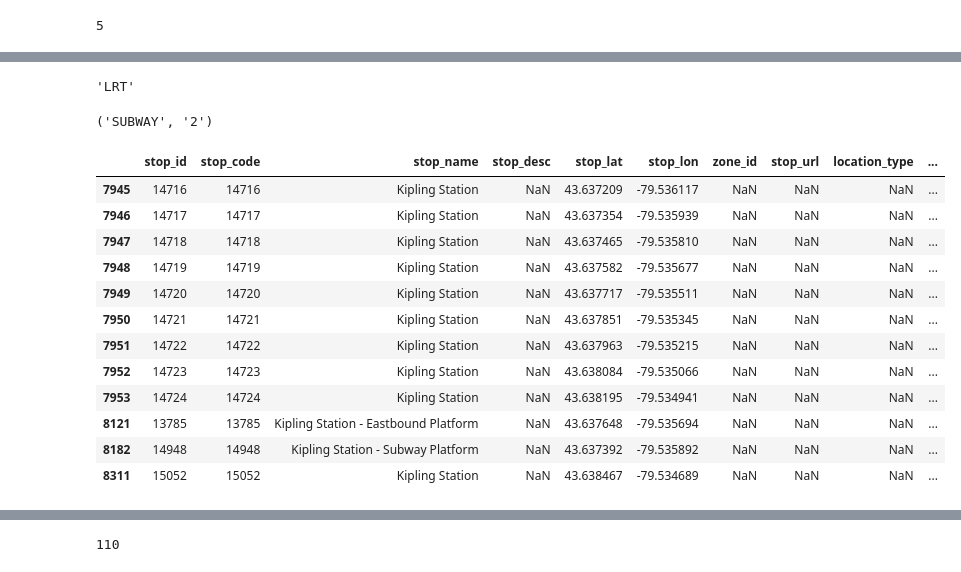
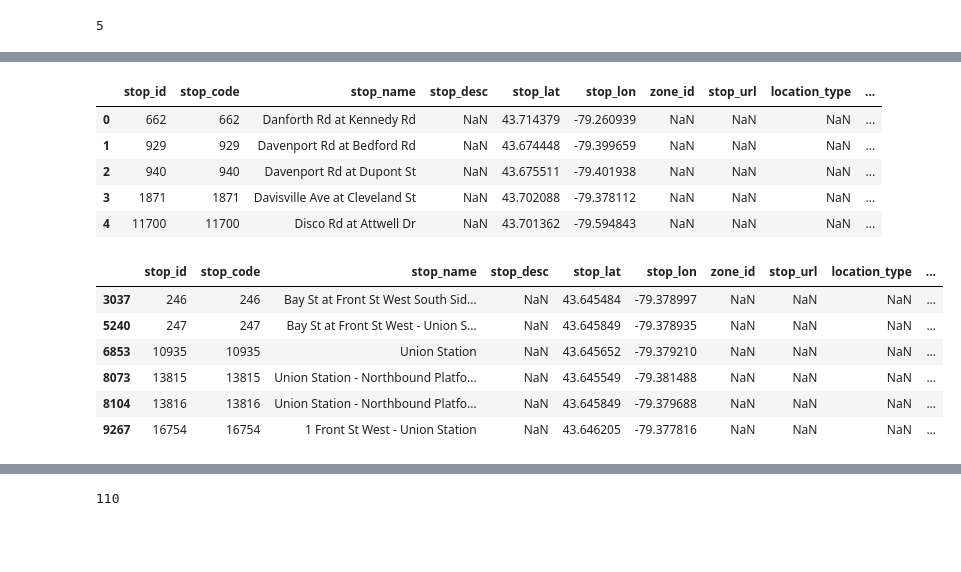
Before and after one commit to mohammedhashim790/ttc_data_analysis, a Jupyter notebook: index.ipynb, the cells around one changed output, grey strips where cells are left out. Drawn from its saved outputs; the diff is of its cells as text; code cells hidden in the pictures; blank space fills up the shorter version.

```diff
--- a/index.ipynb
+++ b/index.ipynb
@@ -151,10 +151,11 @@ def find_normalized_station(name):
             return station
     return None
 # %%
-def get_line(name):
-    if not is_subway_station(name):
+def get_line(series):
+    is_subway = series['is_subway']
+    if not is_subway:
         return None
-    root_station = clean_station_name(name)
+    root_station = series['parent_station']
     keys = [str(k) for k, v in ttc_stations.items() if any(root_station.lower() in station.lower() for station in v)]
     return ",".join(keys) if keys else None
 # %%
@@ -166,7 +167,7 @@ And station names ends with Platform
 Example
 Kennedy Station - SouthBound Platform
 Sheppard-Yonge Station - SouthBound Platform
-Don Mills Station - Subway Platform - Terminal
+Don Mills Station - SUBWAY Platform - Terminal
 '''
 def clean_station_name(name):
     if not isinstance(name, str):
@@ -174,15 +175,19 @@ def clean_station_name(name):
     #  this is the only exception is station name pattern present in the dataset
     if "York University" in name:
         return "York University"
-    if "station" not in name.lower() or "platform" not in name.lower():
-        return None
 
 
     name = re.sub(r'\b(Eastbound|Westbound|Northbound|Southbound)\b', '', name, flags=re.I)
-    name = re.sub(r'\b(LRT|Bus|Platform|Stop|Terminal|Subway Platform)\b', '', name, flags=re.I)
+    name = re.sub(r'\b(LRT|Bus|Platform|Stop|Terminal|SUBWAY Platform)\b', '', name, flags=re.I)
     name = re.sub(r'\s+[^\w&]+\s+', ' ', name)
 
     # Normalize spacing
     name = re.sub(r'\s+', ' ', name).strip()
 
     return name
+
+def get_platform_direction(name):
+    if not isinstance(name, str):
+        return None
+    match = re.search(r'\b(Eastbound|Westbound|Northbound|Southbound)\b', name, flags=re.I)
+    return match.group(1).capitalize() if match else None
@@ -207,11 +206,13 @@ def generate_parent_station_id(row):
 Gets the station mode
 Assumption is that if the stop name contains "at" it is a bus stop, if it contains "station" and is in the list of subway stations it is a subway or LRT station, if it contains "go" it is a GO station, otherwise - default it is a bus stop.
 '''
-def station_mode(stop_name):
-    if " at " in stop_name:
+def station_mode(row):
+    stop_name = row['stop_name']
+    is_subway = row['is_subway']
+    if not is_subway:
         return 'BUS'
-    line = get_line(stop_name)
-    if is_subway_station(stop_name) and line is not None:
+    line = row['line_number']
+    if line is not None:
         if any(x in "1,2,4" for x in line):
             return 'SUBWAY'
         return 'LRT'
@@ -220,10 +221,8 @@ def station_mode(stop_name):
     else:
         return 'BUS'
 # %%
-station_mode("Rowntree Mills Station")
-station_mode("Rowntree Mills Station Eastbound Platform")
+# station_mode("Rowntree Mills Station")
+# station_mode("Rowntree Mills Station Eastbound Platform")
-# %% [output]
-'LRT'
 # %%
 '''
 TODO :  ADD A UNIQUE STATION ID FOR EACH STATION BASED ON
@@ -253,39 +252,40 @@ df['parent_station'] = (df.groupby(['stop_lat', 'stop_lon'])['temp_station'].tra
 df['is_subway'] = df['stop_name'].apply(is_subway_station)
 
 
-df['line_number'] = df['stop_name'].apply(get_line)
+df['line_number'] = df.apply(get_line, axis=1)
 
 df['temp_station_id'] = df.groupby('parent_station')['stop_id'].transform('min')
 
 df['parent_station_id'] = (df.groupby(['stop_lat', 'stop_lon'])['temp_station_id'].transform(
     lambda x: x.dropna().iloc[0] if len(x.dropna()) > 0 else None).astype('Int64'))
 
-df['mode'] = df['stop_name'].apply(station_mode)
+df['mode'] = df.apply(station_mode, axis=1)
+
+df['direction'] = df['stop_name'].apply(get_platform_direction)
 
 df.drop(columns=['temp_station'], inplace=True)
 df.drop(columns=['temp_station_id'], inplace=True)
 
 df['station_id'] = df.apply(generate_station_ids, axis=1)
 # %%
-station_mode("Kipling Station - Subway Platform"), get_line("Kipling Station - Subway Platform")
+df.head()
 # %% [output]
-('SUBWAY', '2')
+|  | stop_id | stop_code | stop_name | stop_desc | stop_lat | stop_lon | zone_id | stop_url | location_type | ... |
+| 0 | 662 | 662 | Danforth Rd at Kennedy Rd | NaN | 43.714379 | -79.260939 | NaN | NaN | NaN | ... |
+| 1 | 929 | 929 | Davenport Rd at Bedford Rd | NaN | 43.674448 | -79.399659 | NaN | NaN | NaN | ... |
+| 2 | 940 | 940 | Davenport Rd at Dupont St | NaN | 43.675511 | -79.401938 | NaN | NaN | NaN | ... |
+| 3 | 1871 | 1871 | Davisville Ave at Cleveland St | NaN | 43.702088 | -79.378112 | NaN | NaN | NaN | ... |
+| 4 | 11700 | 11700 | Disco Rd at Attwell Dr | NaN | 43.701362 | -79.594843 | NaN | NaN | NaN | ... |
 # %%
-(df[df['parent_station'].str.contains(r'\b(?:Kipling)\b', case=False, na=False)])
+(df[df['parent_station'].str.contains(r'\b(?:Union Station)\b', case=False, na=False)])
 # %% [output]
 |  | stop_id | stop_code | stop_name | stop_desc | stop_lat | stop_lon | zone_id | stop_url | location_type | ... |
-| 7945 | 14716 | 14716 | Kipling Station | NaN | 43.637209 | -79.536117 | NaN | NaN | NaN | ... |
-| 7946 | 14717 | 14717 | Kipling Station | NaN | 43.637354 | -79.535939 | NaN | NaN | NaN | ... |
-| 7947 | 14718 | 14718 | Kipling Station | NaN | 43.637465 | -79.535810 | NaN | NaN | NaN | ... |
-| 7948 | 14719 | 14719 | Kipling Station | NaN | 43.637582 | -79.535677 | NaN | NaN | NaN | ... |
-| 7949 | 14720 | 14720 | Kipling Station | NaN | 43.637717 | -79.535511 | NaN | NaN | NaN | ... |
-| 7950 | 14721 | 14721 | Kipling Station | NaN | 43.637851 | -79.535345 | NaN | NaN | NaN | ... |
-| 7951 | 14722 | 14722 | Kipling Station | NaN | 43.637963 | -79.535215 | NaN | NaN | NaN | ... |
-| 7952 | 14723 | 14723 | Kipling Station | NaN | 43.638084 | -79.535066 | NaN | NaN | NaN | ... |
-| 7953 | 14724 | 14724 | Kipling Station | NaN | 43.638195 | -79.534941 | NaN | NaN | NaN | ... |
-| 8121 | 13785 | 13785 | Kipling Station - Eastbound Platform | NaN | 43.637648 | -79.535694 | NaN | NaN | NaN | ... |
-| 8182 | 14948 | 14948 | Kipling Station - Subway Platform | NaN | 43.637392 | -79.535892 | NaN | NaN | NaN | ... |
-| 8311 | 15052 | 15052 | Kipling Station | NaN | 43.638467 | -79.534689 | NaN | NaN | NaN | ... |
+| 3037 | 246 | 246 | Bay St at Front St West South Sid... | NaN | 43.645484 | -79.378997 | NaN | NaN | NaN | ... |
+| 5240 | 247 | 247 | Bay St at Front St West - Union S... | NaN | 43.645849 | -79.378935 | NaN | NaN | NaN | ... |
+| 6853 | 10935 | 10935 | Union Station | NaN | 43.645652 | -79.379210 | NaN | NaN | NaN | ... |
+| 8073 | 13815 | 13815 | Union Station - Northbound Platfo... | NaN | 43.645549 | -79.381488 | NaN | NaN | NaN | ... |
+| 8104 | 13816 | 13816 | Union Station - Northbound Platfo... | NaN | 43.645849 | -79.379688 | NaN | NaN | NaN | ... |
+| 9267 | 16754 | 16754 | 1 Front St West - Union Station | NaN | 43.646205 | -79.377816 | NaN | NaN | NaN | ... |
 # %%
 # print(df[df['parent_station'].str.contains(r'\b(?:kipling)\b', case=False, na=False)])
 # df[df["is_subway_line"] == True]['is_subway_line'].count()
```
Also changed, not shown: parts of 19 cells of this notebook, 3 other files.
